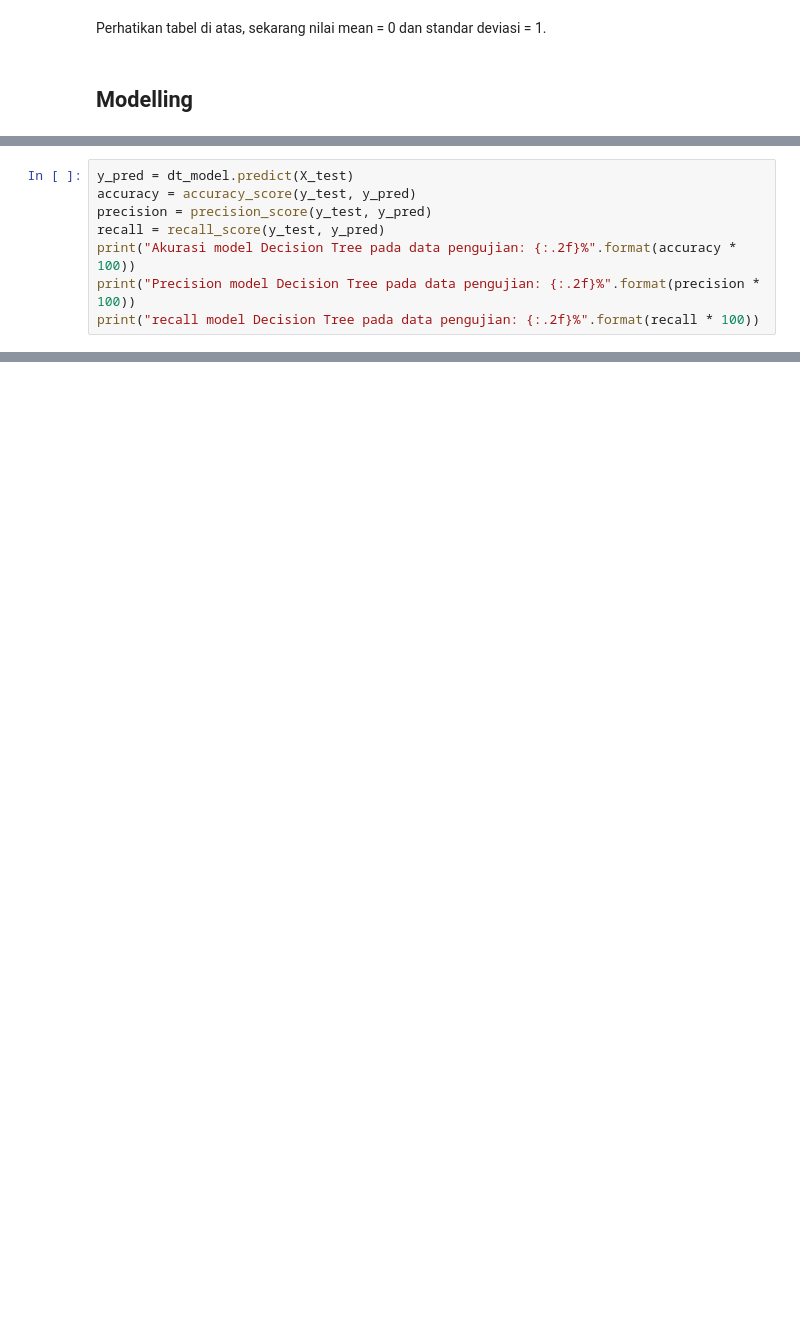
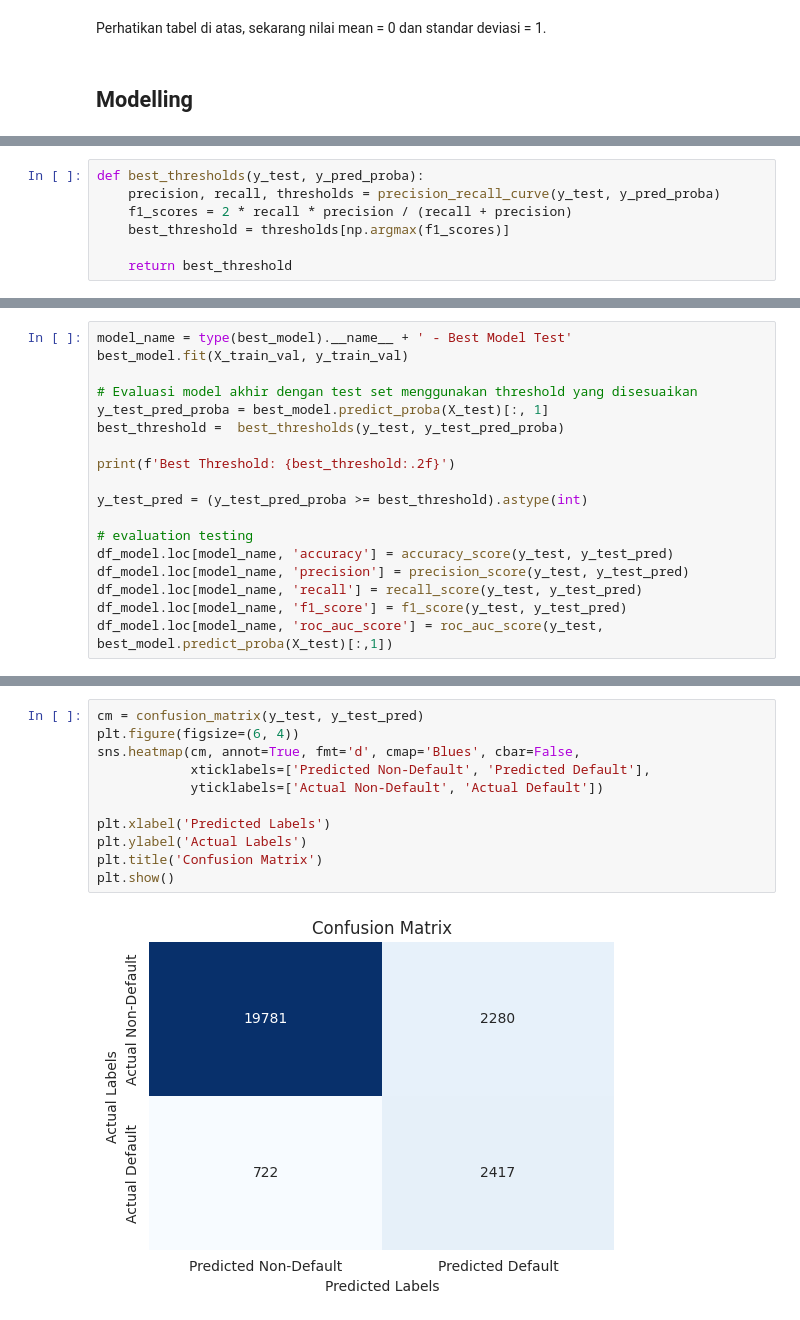
Before and after one commit to mfathul21/loan-prediction, a Jupyter notebook: Loan_Prediction_Based_on_Customers_Behaviour.ipynb, the cells around one changed output, grey strips where cells are left out. Drawn from its saved outputs; the diff is of its cells as text; blank space fills up the shorter version.

Commit message:
Add model development

```diff
--- a/Loan_Prediction_Based_on_Customers_Behaviour.ipynb
+++ b/Loan_Prediction_Based_on_Customers_Behaviour.ipynb
@@ -1083,8 +1058,0 @@ DecisionTreeClassifier(random_state=42)
-# %%
-y_pred = dt_model.predict(X_test)
-accuracy = accuracy_score(y_test, y_pred)
-precision = precision_score(y_test, y_pred)
-recall = recall_score(y_test, y_pred)
-print("Akurasi model Decision Tree pada data pengujian: {:.2f}%".format(accuracy * 100))
-print("Precision model Decision Tree pada data pengujian: {:.2f}%".format(precision * 100))
-print("recall model Decision Tree pada data pengujian: {:.2f}%".format(recall * 100))
@@ -1117,0 +1107,7 @@ Confusion Matrix:
+# %%
+def best_thresholds(y_test, y_pred_proba):
+    precision, recall, thresholds = precision_recall_curve(y_test, y_pred_proba)
+    f1_scores = 2 * recall * precision / (recall + precision)
+    best_threshold = thresholds[np.argmax(f1_scores)]
+
+    return best_threshold
@@ -1117,0 +1173,18 @@ Confusion Matrix:
+# %%
+model_name = type(best_model).__name__ + ' - Best Model Test'
+best_model.fit(X_train_val, y_train_val)
+
+# Evaluasi model akhir dengan test set menggunakan threshold yang disesuaikan
+y_test_pred_proba = best_model.predict_proba(X_test)[:, 1]
+best_threshold =  best_thresholds(y_test, y_test_pred_proba)
+
+print(f'Best Threshold: {best_threshold:.2f}')
+
+y_test_pred = (y_test_pred_proba >= best_threshold).astype(int)
+
+# evaluation testing
+df_model.loc[model_name, 'accuracy'] = accuracy_score(y_test, y_test_pred)
+df_model.loc[model_name, 'precision'] = precision_score(y_test, y_test_pred)
+df_model.loc[model_name, 'recall'] = recall_score(y_test, y_test_pred)
+df_model.loc[model_name, 'f1_score'] = f1_score(y_test, y_test_pred)
+df_model.loc[model_name, 'roc_auc_score'] = roc_auc_score(y_test, best_model.predict_proba(X_test)[:,1])
@@ -1117,0 +1201,13 @@ Confusion Matrix:
+# %%
+cm = confusion_matrix(y_test, y_test_pred)
+plt.figure(figsize=(6, 4))
+sns.heatmap(cm, annot=True, fmt='d', cmap='Blues', cbar=False,
+            xticklabels=['Predicted Non-Default', 'Predicted Default'],
+            yticklabels=['Actual Non-Default', 'Actual Default'])
+
+plt.xlabel('Predicted Labels')
+plt.ylabel('Actual Labels')
+plt.title('Confusion Matrix')
+plt.show()
+# %% [output]
+[figure, added]
```
Also changed, not shown: parts of 30 cells of this notebook.
